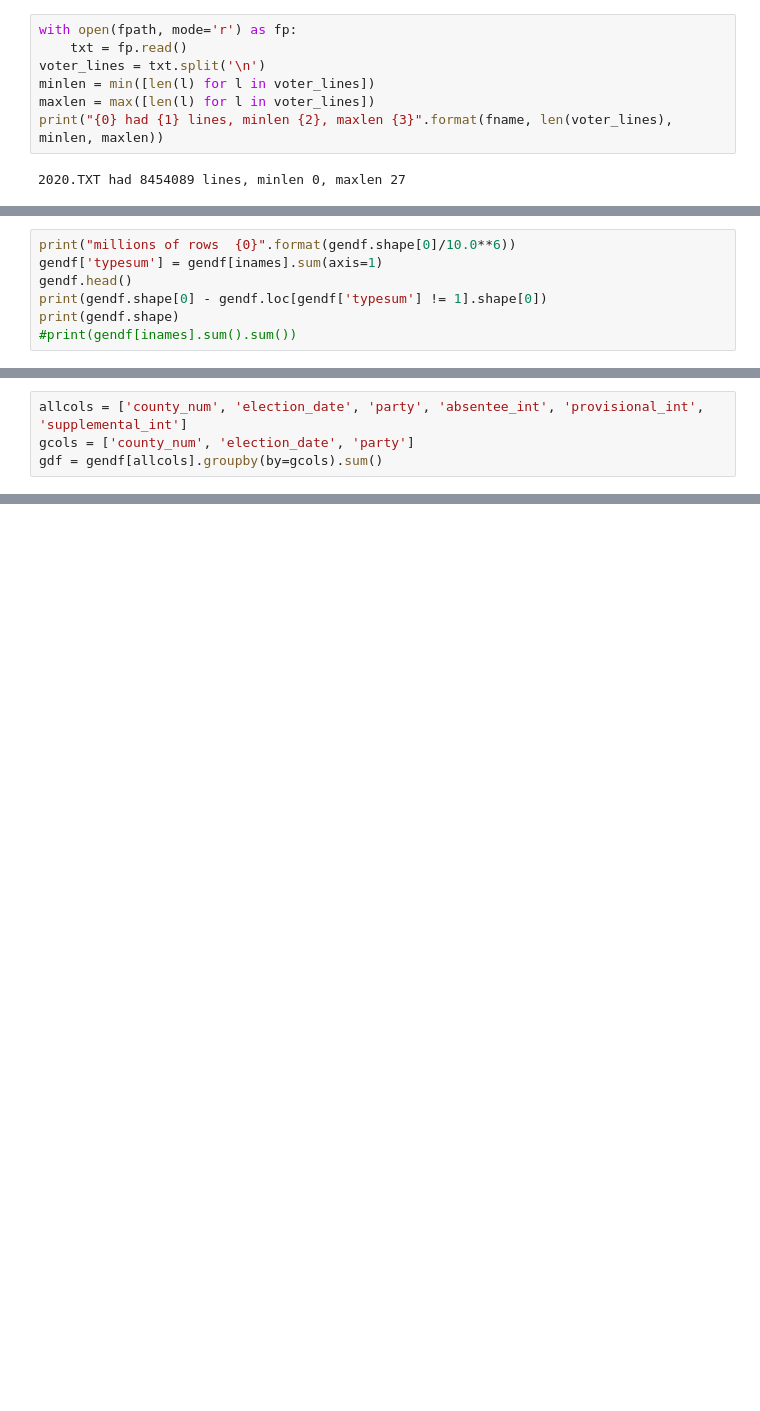
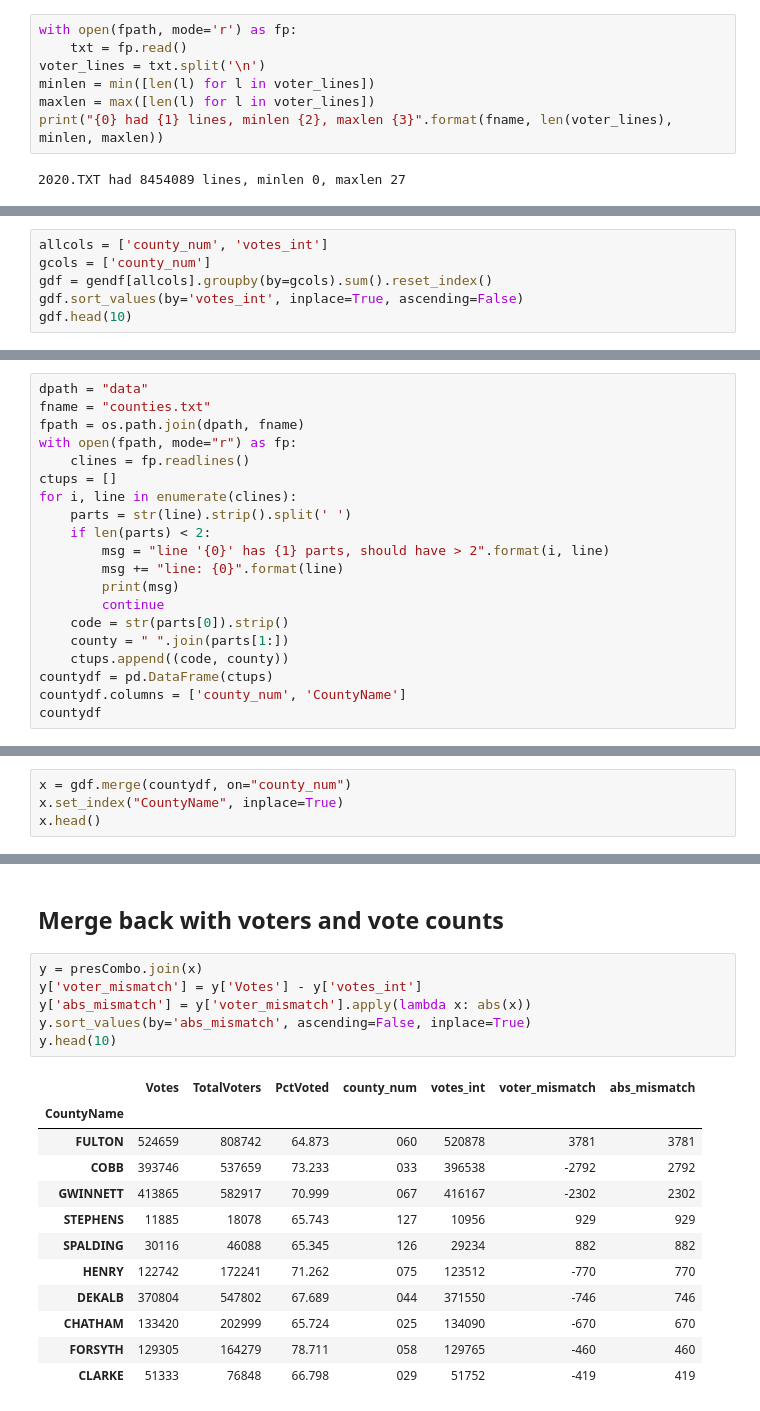
Before and after one commit to jhmuller/ga-votes, a Jupyter notebook: ga.ipynb, the cells around one changed output, grey strips where cells are left out. Cells and saved outputs as stored; diff of their text form; blank space fills up the shorter version.

```diff
--- a/ga.ipynb
+++ b/ga.ipynb
@@ -681,7 +809,0 @@ See the caveats in the documentation: https://pandas.pydata.org/pandas-docs/stab
-# %%
-print("millions of rows  {0}".format(gendf.shape[0]/10.0**6))
-gendf['typesum'] = gendf[inames].sum(axis=1)
-gendf.head()
-print(gendf.shape[0] - gendf.loc[gendf['typesum'] != 1].shape[0])
-print(gendf.shape)
-#print(gendf[inames].sum().sum())
@@ -696,4 +810,6 @@ See the caveats in the documentation: https://pandas.pydata.org/pandas-docs/stab
 # %%
-allcols = ['county_num', 'election_date', 'party', 'absentee_int', 'provisional_int', 'supplemental_int']
-gcols = ['county_num', 'election_date', 'party']
-gdf = gendf[allcols].groupby(by=gcols).sum()
+allcols = ['county_num', 'votes_int']
+gcols = ['county_num']
+gdf = gendf[allcols].groupby(by=gcols).sum().reset_index()
+gdf.sort_values(by='votes_int', inplace=True, ascending=False)
+gdf.head(10)
@@ -765,0 +828,20 @@ table[0]
+# %%
+dpath = "data"
+fname = "counties.txt"
+fpath = os.path.join(dpath, fname)
+with open(fpath, mode="r") as fp:
+    clines = fp.readlines()
+ctups = []
+for i, line in enumerate(clines):
+    parts = str(line).strip().split(' ')
+    if len(parts) < 2:
+        msg = "line '{0}' has {1} parts, should have > 2".format(i, line)
+        msg += "line: {0}".format(line)
+        print(msg)
+        continue
+    code = str(parts[0]).strip()
+    county = " ".join(parts[1:])
+    ctups.append((code, county))
+countydf = pd.DataFrame(ctups)
+countydf.columns = ['county_num', 'CountyName']
+countydf
@@ -765,0 +862,4 @@ table[0]
+# %%
+x = gdf.merge(countydf, on="county_num")
+x.set_index("CountyName", inplace=True)
+x.head()
@@ -765,0 +874,21 @@ table[0]
+# %% [markdown]
+## Merge back with voters and vote counts
+# %%
+y = presCombo.join(x)
+y['voter_mismatch'] = y['Votes'] - y['votes_int']
+y['abs_mismatch'] = y['voter_mismatch'].apply(lambda x: abs(x))
+y.sort_values(by='abs_mismatch', ascending=False, inplace=True)
+y.head(10)
+# %% [output]
+|  | Votes | TotalVoters | PctVoted | county_num | votes_int | voter_mismatch | abs_mismatch |
+| CountyName |  |  |  |  |  |  |  |
+| FULTON | 524659 | 808742 | 64.873 | 060 | 520878 | 3781 | 3781 |
+| COBB | 393746 | 537659 | 73.233 | 033 | 396538 | -2792 | 2792 |
+| GWINNETT | 413865 | 582917 | 70.999 | 067 | 416167 | -2302 | 2302 |
+| STEPHENS | 11885 | 18078 | 65.743 | 127 | 10956 | 929 | 929 |
+| SPALDING | 30116 | 46088 | 65.345 | 126 | 29234 | 882 | 882 |
+| HENRY | 122742 | 172241 | 71.262 | 075 | 123512 | -770 | 770 |
+| DEKALB | 370804 | 547802 | 67.689 | 044 | 371550 | -746 | 746 |
+| CHATHAM | 133420 | 202999 | 65.724 | 025 | 134090 | -670 | 670 |
+| FORSYTH | 129305 | 164279 | 78.711 | 058 | 129765 | -460 | 460 |
+| CLARKE | 51333 | 76848 | 66.798 | 029 | 51752 | -419 | 419 |
```
Also changed, not shown: parts of 37 cells of this notebook.
